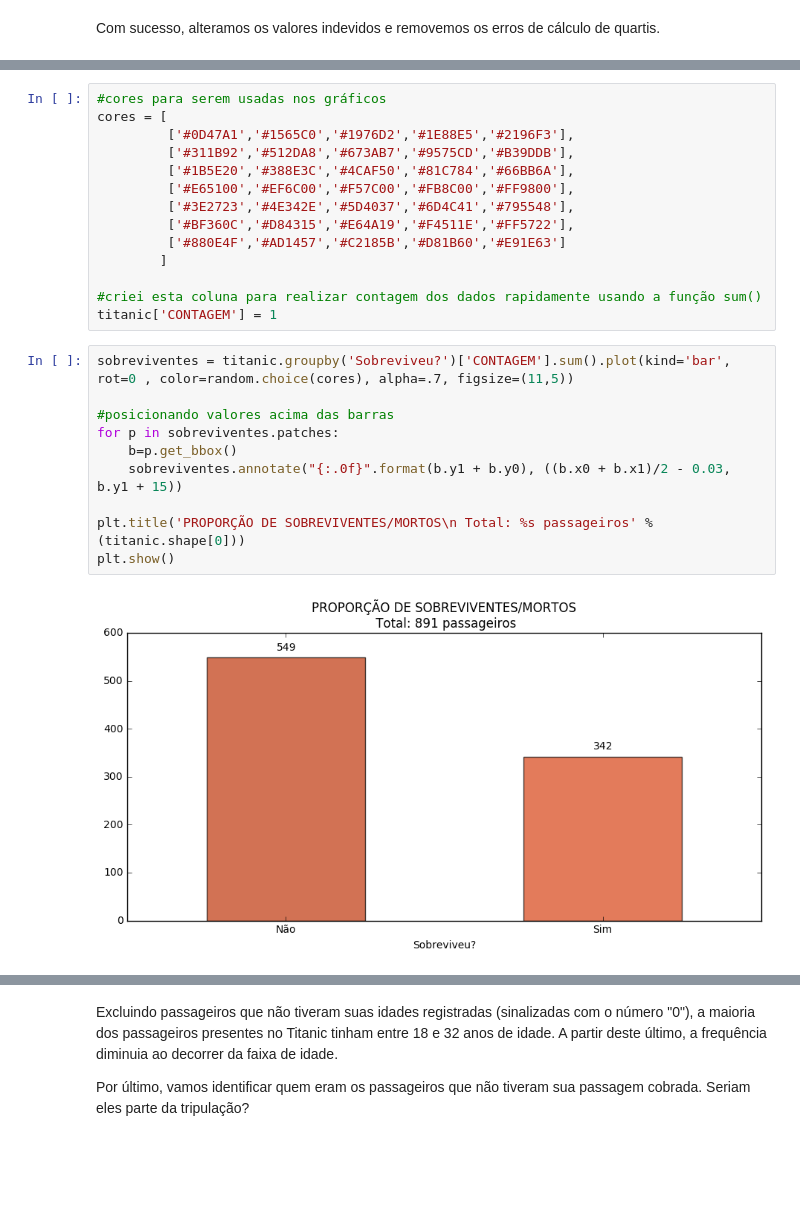
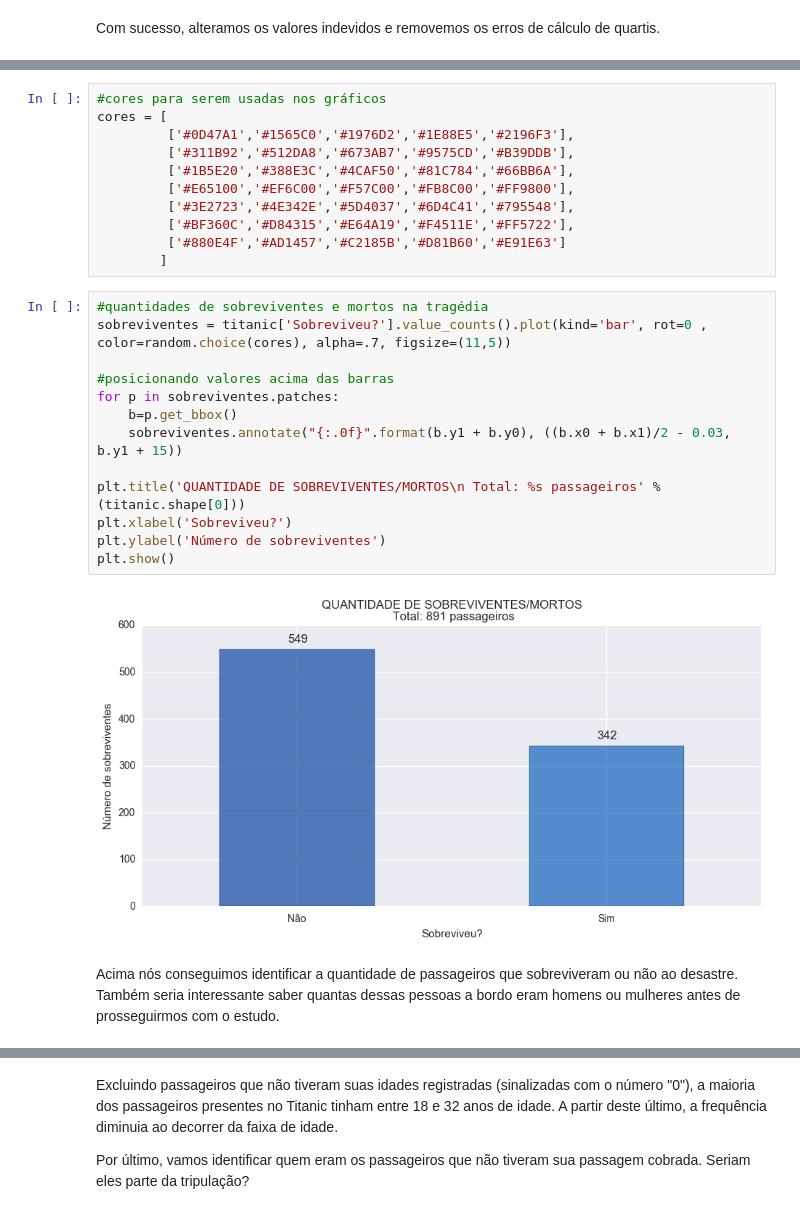
Before and after one commit to paulozip/naufragio-titanic, a Jupyter notebook: Titanic.ipynb, the cells around one changed output, grey strips where cells are left out. Saved outputs shown, nothing was run; the diff lists cells and outputs as text; blank space fills up the shorter version.

```diff
--- a/Titanic.ipynb
+++ b/Titanic.ipynb
@@ -176,18 +184,20 @@ cores = [
          ['#BF360C','#D84315','#E64A19','#F4511E','#FF5722'],
          ['#880E4F','#AD1457','#C2185B','#D81B60','#E91E63']
         ]
-
-#criei esta coluna para realizar contagem dos dados rapidamente usando a função sum()
-titanic['CONTAGEM'] = 1
 # %%
-sobreviventes = titanic.groupby('Sobreviveu?')['CONTAGEM'].sum().plot(kind='bar', rot=0 , color=random.choice(cores), alpha=.7, figsize=(11,5))
+#quantidades de sobreviventes e mortos na tragédia
+sobreviventes = titanic['Sobreviveu?'].value_counts().plot(kind='bar', rot=0 , color=random.choice(cores), alpha=.7, figsize=(11,5))
 
 #posicionando valores acima das barras
 for p in sobreviventes.patches:
     b=p.get_bbox()
     sobreviventes.annotate("{:.0f}".format(b.y1 + b.y0), ((b.x0 + b.x1)/2 - 0.03, b.y1 + 15))
 
-plt.title('PROPORÇÃO DE SOBREVIVENTES/MORTOS\n Total: %s passageiros' % (titanic.shape[0]))
+plt.title('QUANTIDADE DE SOBREVIVENTES/MORTOS\n Total: %s passageiros' % (titanic.shape[0]))
+plt.xlabel('Sobreviveu?')
+plt.ylabel('Número de sobreviventes')
 plt.show()
 # %% [output]
-[figure, old version]
+[figure, new version]
+# %% [markdown]
+Acima nós conseguimos identificar a quantidade de passageiros que sobreviveram ou não ao desastre. Também seria interessante saber quantas dessas pessoas a bordo eram homens ou mulheres antes de prosseguirmos com o estudo.
```
Also changed, not shown: parts of 23 cells of this notebook.
